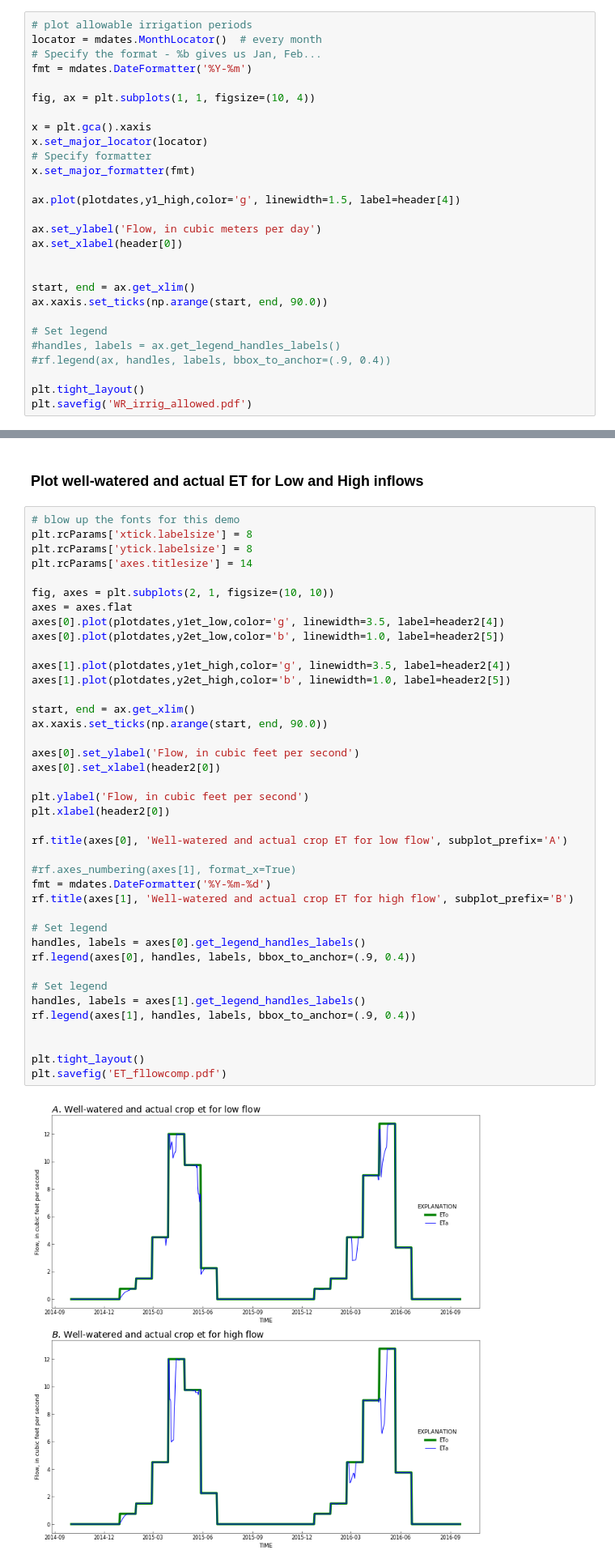
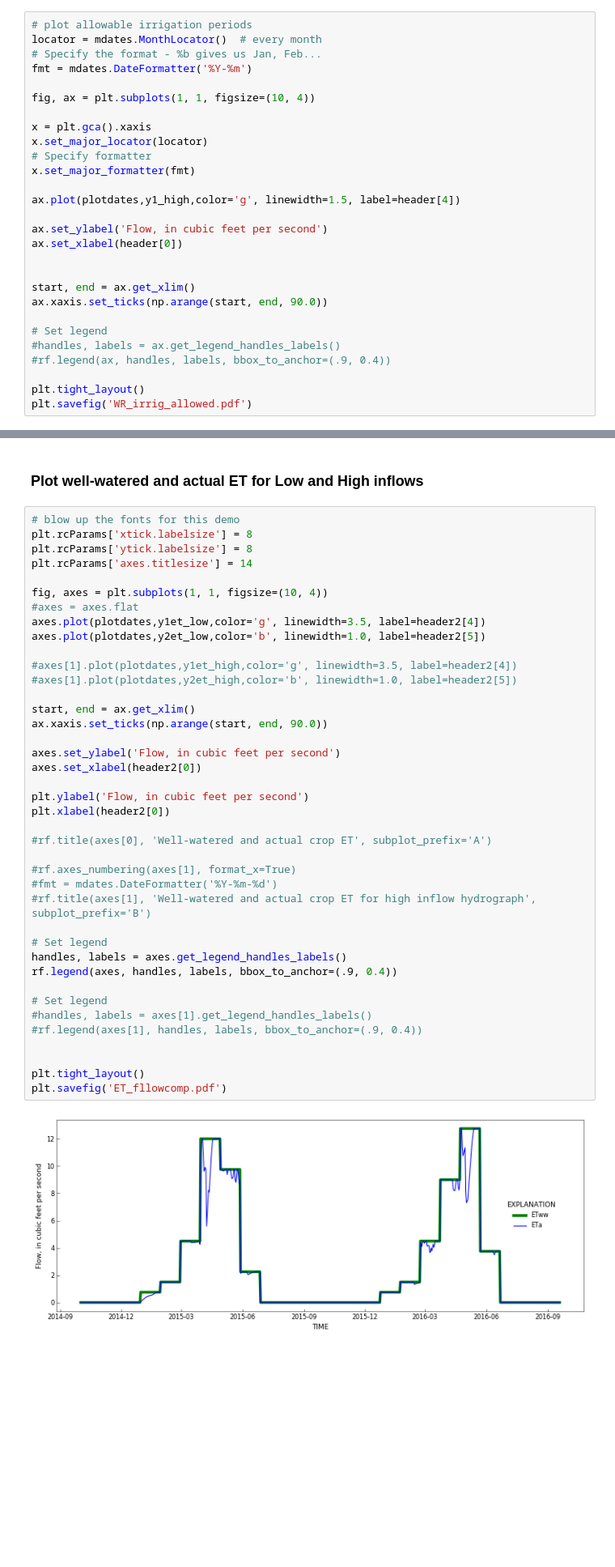
Before and after one commit to rniswon/mfnwt, a Jupyter notebook: Examples/AgWaterUse/Agwater1/notebook/Ag_ETdemand.ipynb, the cells around one changed output, grey strips where cells are left out. Shown at 81% size. Cells and saved outputs as stored; diff of their text form; blank space fills up the shorter version.

Commit message:
adding figures to doc, some small updates to agwater1 and agwater1gw ex probs

```diff
--- a/Examples/AgWaterUse/Agwater1/notebook/Ag_ETdemand.ipynb
+++ b/Examples/AgWaterUse/Agwater1/notebook/Ag_ETdemand.ipynb
@@ -243,7 +246,7 @@ x.set_major_formatter(fmt)
 
 ax.plot(plotdates,y1_high,color='g', linewidth=1.5, label=header[4])
 
-ax.set_ylabel('Flow, in cubic meters per day')
+ax.set_ylabel('Flow, in cubic feet per second')
 ax.set_xlabel(header[0])
 
 
@@ -308,42 +311,42 @@ plt.savefig('WR_inflowcomp.pdf')
 # %%
 # blow up the fonts for this demo
 plt.rcParams['xtick.labelsize'] = 8
 plt.rcParams['ytick.labelsize'] = 8
 plt.rcParams['axes.titlesize'] = 14
 
-fig, axes = plt.subplots(2, 1, figsize=(10, 10))
-axes = axes.flat
-axes[0].plot(plotdates,y1et_low,color='g', linewidth=3.5, label=header2[4])
-axes[0].plot(plotdates,y2et_low,color='b', linewidth=1.0, label=header2[5])
+fig, axes = plt.subplots(1, 1, figsize=(10, 4))
+#axes = axes.flat
+axes.plot(plotdates,y1et_low,color='g', linewidth=3.5, label=header2[4])
+axes.plot(plotdates,y2et_low,color='b', linewidth=1.0, label=header2[5])
 
-axes[1].plot(plotdates,y1et_high,color='g', linewidth=3.5, label=header2[4])
-axes[1].plot(plotdates,y2et_high,color='b', linewidth=1.0, label=header2[5])
+#axes[1].plot(plotdates,y1et_high,color='g', linewidth=3.5, label=header2[4])
+#axes[1].plot(plotdates,y2et_high,color='b', linewidth=1.0, label=header2[5])
 
 start, end = ax.get_xlim()
 ax.xaxis.set_ticks(np.arange(start, end, 90.0))
 
-axes[0].set_ylabel('Flow, in cubic feet per second')
-axes[0].set_xlabel(header2[0])
+axes.set_ylabel('Flow, in cubic feet per second')
+axes.set_xlabel(header2[0])
 
 plt.ylabel('Flow, in cubic feet per second')
 plt.xlabel(header2[0])
 
-rf.title(axes[0], 'Well-watered and actual crop ET for low flow', subplot_prefix='A')
+#rf.title(axes[0], 'Well-watered and actual crop ET', subplot_prefix='A')
 
 #rf.axes_numbering(axes[1], format_x=True)
-fmt = mdates.DateFormatter('%Y-%m-%d')
-rf.title(axes[1], 'Well-watered and actual crop ET for high flow', subplot_prefix='B')
+#fmt = mdates.DateFormatter('%Y-%m-%d')
+#rf.title(axes[1], 'Well-watered and actual crop ET for high inflow hydrograph', subplot_prefix='B')
 
 # Set legend
-handles, labels = axes[0].get_legend_handles_labels()
-rf.legend(axes[0], handles, labels, bbox_to_anchor=(.9, 0.4))
+handles, labels = axes.get_legend_handles_labels()
+rf.legend(axes, handles, labels, bbox_to_anchor=(.9, 0.4))
 
 # Set legend
-handles, labels = axes[1].get_legend_handles_labels()
-rf.legend(axes[1], handles, labels, bbox_to_anchor=(.9, 0.4))
+#handles, labels = axes[1].get_legend_handles_labels()
+#rf.legend(axes[1], handles, labels, bbox_to_anchor=(.9, 0.4))
 
 
 plt.tight_layout()
 plt.savefig('ET_fllowcomp.pdf')
 # %% [output]
-[figure, old version]
+[figure, new version]
```
Also changed, not shown: parts of 2 cells of this notebook, 10 other files.
